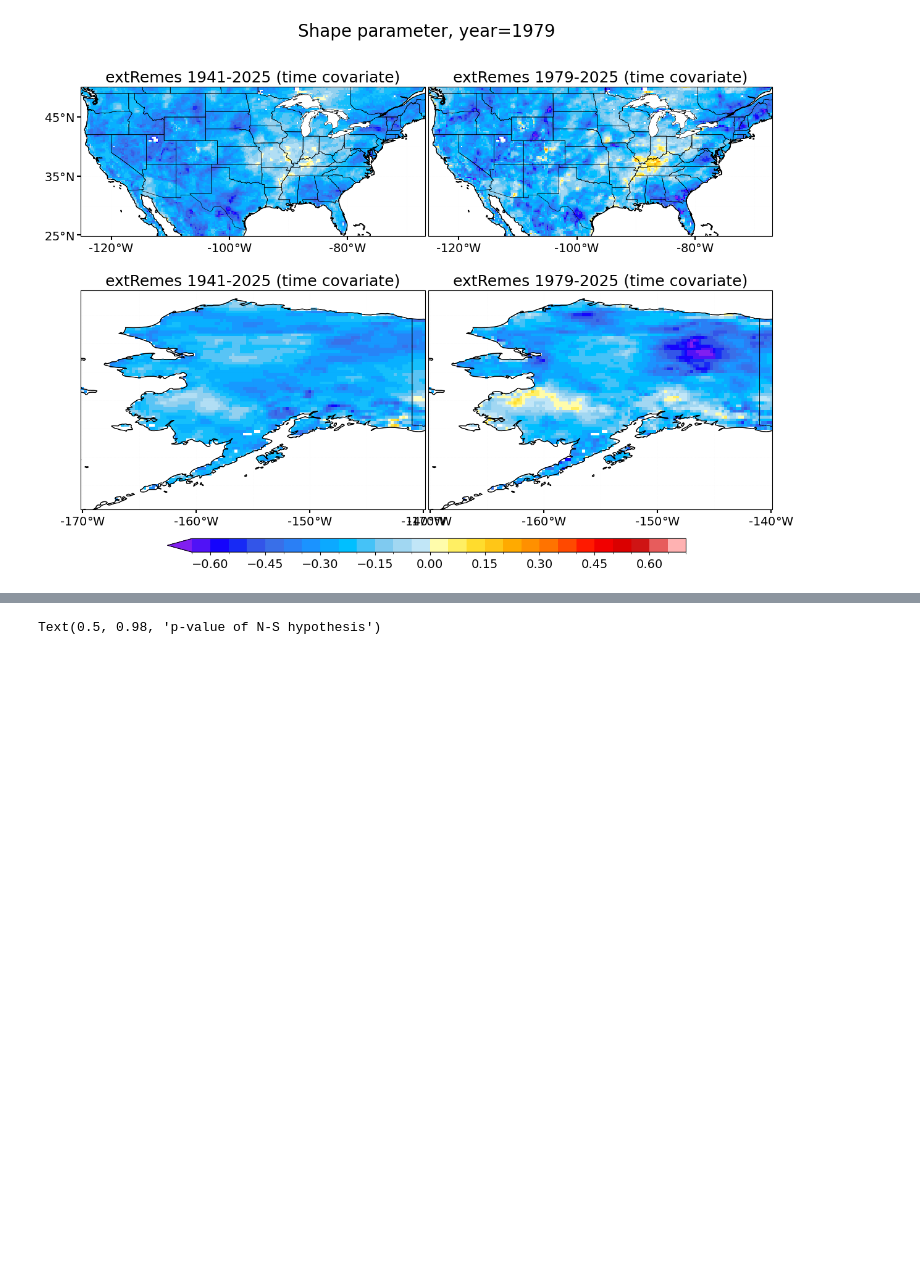
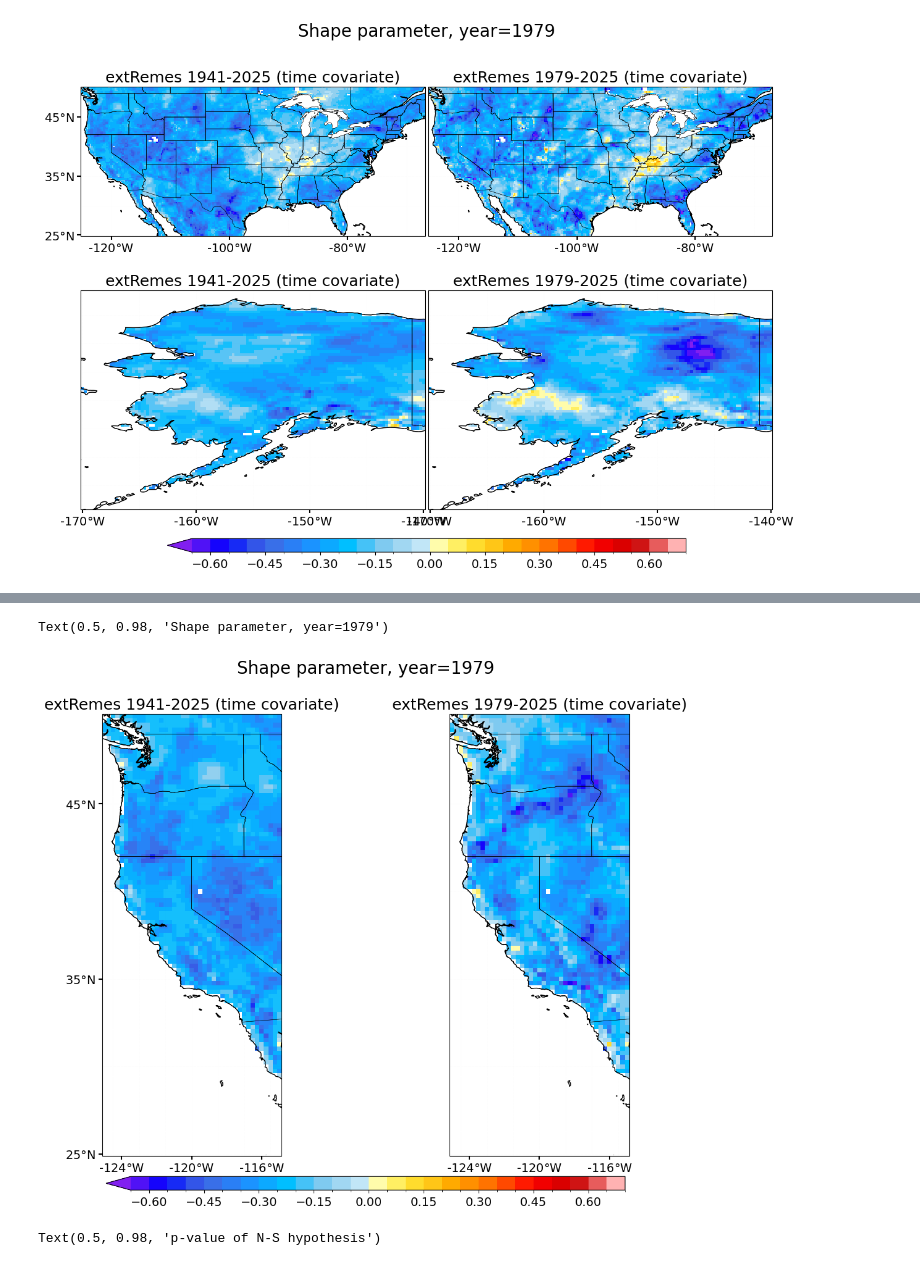
Before and after one commit to GaelleHervieux/TXx, a Jupyter notebook: TXx_USA_plots_extremes_1940vs1979.ipynb, the cells around one changed output, grey strips where cells are left out. Cells and saved outputs as stored; diff of their text form; code cells hidden in the pictures; blank space fills up the shorter version.

```diff
--- a/TXx_USA_plots_extremes_1940vs1979.ipynb
+++ b/TXx_USA_plots_extremes_1940vs1979.ipynb
@@ -447,0 +475,40 @@ pvalue_cmap = colors.LinearSegmentedColormap.from_list('Custom cmap',\
+# %%
+clevs = np.arange(-0.65,0.75,0.05)
+cmap = plt.get_cmap(cmaps.ncl_default,len(clevs)).copy()
+
+proj=ccrs.PlateCarree()
+
+fig, ax = plt.subplots(nrows=1,ncols=2,figsize=(14,11),subplot_kw={'projection':proj})
+plt.subplots_adjust(bottom=0.25,left=0.1, right=0.9,top=0.9,hspace=0.01,wspace=0.01)
+ax = ax.flatten()
+for ix in range(0,len(Tloc[0:2])):
+  cc = Tshape[ix].sel(time=yearb).sel(lon=slice(235,245)).plot.pcolormesh(ax=ax[ix],cmap=cmap,levels=clevs,add_colorbar=False)
+
+for ix in range(0,len(Tloc[0:2])):
+  grd = ax[ix].gridlines(
+    draw_labels=False,
+    color='gray', alpha=0.01, linestyle='--')
+  ax[ix].set_title(f'{Tlabels[ix]}',fontsize=18)
+  ax[ix].set_xlabel('')
+  ax[ix].set_ylabel('')
+  ax[ix].add_feature(state_borders,zorder=100,linewidth=0.4,edgecolor='k')
+  ax[ix].tick_params(axis='both',direction='out',width=1.5,length=4)
+  ax[ix].set_xticks(ax[ix].get_xticks()[1:-1:2],crs=ccrs.PlateCarree())
+  ax[ix].set_xticklabels([f'{round(ixx)}$\degree$W' for ixx in ax[ix].get_xticks()],size=14)
+  ax[ix].add_feature(state_borders,zorder=100,edgecolor='k',linewidth=0.15)
+  ax[ix].coastlines()
+
+for ix in range(0,1):
+  ax[ix].set_yticks(ax[ix].get_yticks()[1:-1:2],crs=ccrs.PlateCarree())
+  ax[ix].set_yticklabels([f'{round(ixx)}$\degree$N' for ixx in ax[ix].get_yticks()],size=14)
+#
+ax_cbar = fig.add_axes([0.2, 0.2, 0.6, 0.02])
+cbar=fig.colorbar(cc,cax=ax_cbar,shrink=0.5,orientation='horizontal')
+cbar.ax.tick_params(labelsize=14)
+cbar.set_label(label='',fontsize=16)
+#
+
+plt.suptitle(f'Shape parameter, year={yearb}',fontsize=20)
+# %% [output]
+Text(0.5, 0.98, 'Shape parameter, year=1979')
+[figure, added]
```
Also changed, not shown: parts of 5 cells of this notebook.
